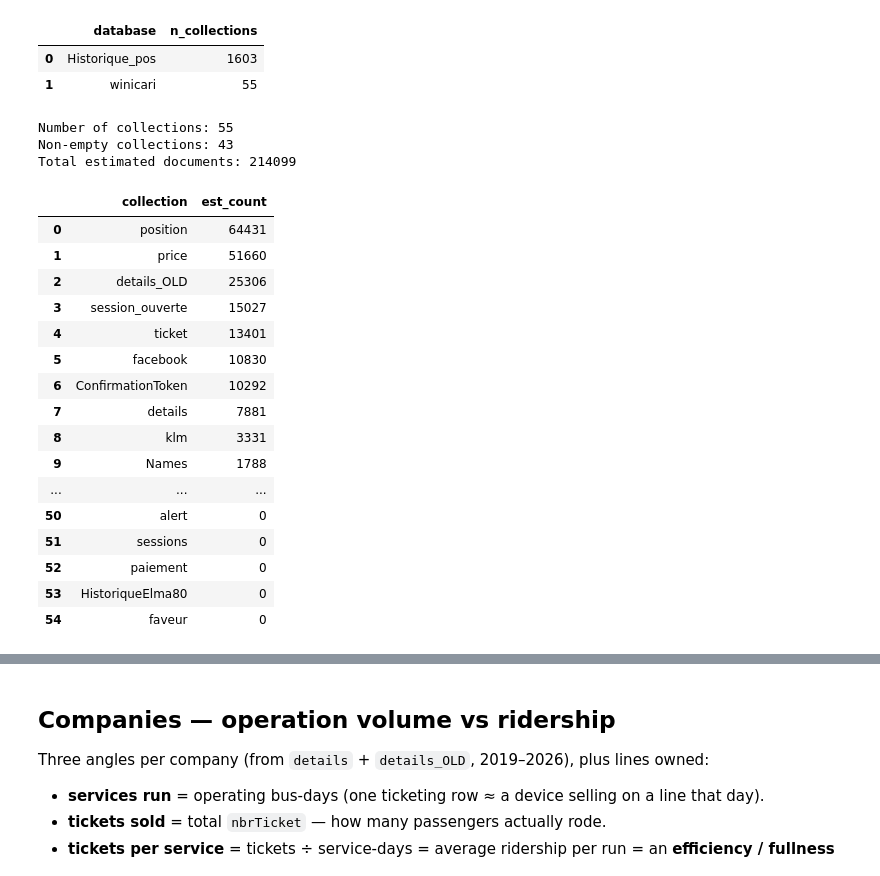
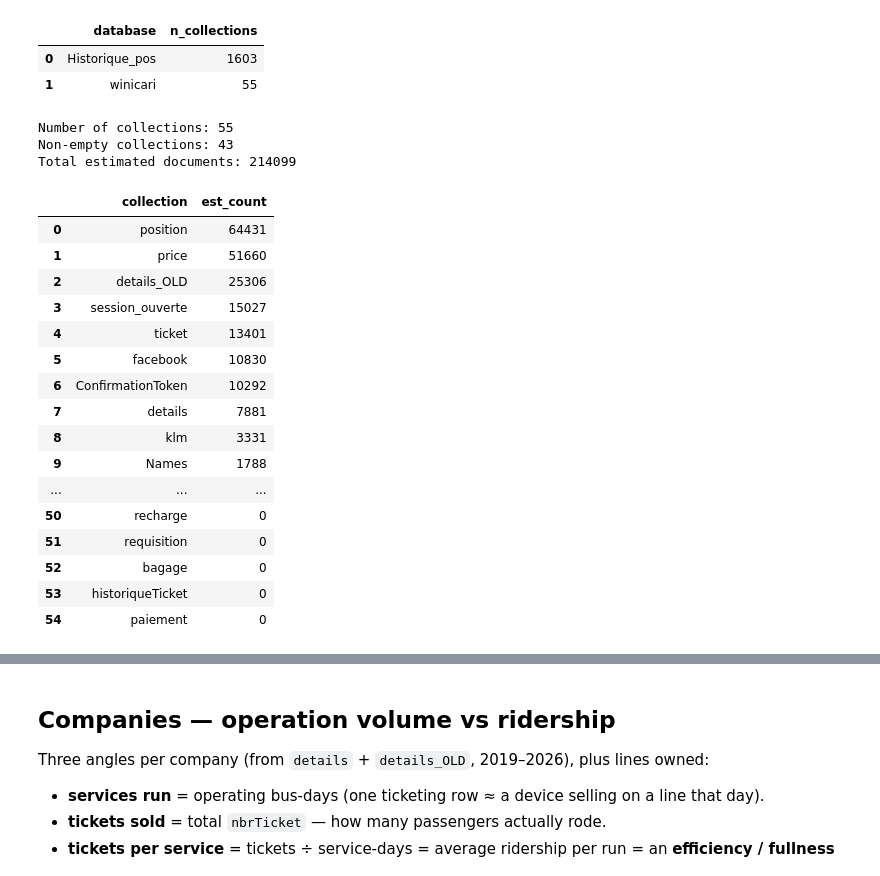
Before and after one commit to NejiKhouja/bus-intelligence, a Jupyter notebook: notebooks/01_eda.ipynb, the cells around one changed output, grey strips where cells are left out. Saved outputs shown, nothing was run; the diff lists cells and outputs as text; code cells hidden in the pictures.

```diff
--- a/notebooks/01_eda.ipynb
+++ b/notebooks/01_eda.ipynb
@@ -41,45 +39,42 @@ All databases: ['Historique_pos', 'admin', 'config', 'local', 'winicari']
 | 0 | Historique_pos | 1603 |
 | 1 | winicari | 55 |
 # %%
-# winicari — collection inventory (estimated counts, no full scan)
+# winicari collection inventory
 inv = []
 
 for col in db_winicari.list_collection_names():
     count = db_winicari[col].estimated_document_count()
-    inv.append({
-        "collection": col,
-        "est_count": count
-    })
+    inv.append({"collection": col,"est_count": count})
 
 winicari_inv = pd.DataFrame(inv)
 winicari_inv = winicari_inv.sort_values(
     by="est_count",
     ascending=False
 ).reset_index(drop=True)
 
 print("Number of collections:", len(winicari_inv))
 print("Non-empty collections:", (winicari_inv["est_count"] > 0).sum())
 print("Total estimated documents:", winicari_inv["est_count"].sum())
 
 winicari_inv
 # %% [output]
 Number of collections: 55
 Non-empty collections: 43
 Total estimated documents: 214099
 |  | collection | est_count |
 | 0 | position | 64431 |
 | 1 | price | 51660 |
 | 2 | details_OLD | 25306 |
 | 3 | session_ouverte | 15027 |
 | 4 | ticket | 13401 |
 | 5 | facebook | 10830 |
 | 6 | ConfirmationToken | 10292 |
 | 7 | details | 7881 |
 | 8 | klm | 3331 |
 | 9 | Names | 1788 |
 | ... | ... | ... |
-| 50 | alert | 0 |
-| 51 | sessions | 0 |
-| 52 | paiement | 0 |
-| 53 | HistoriqueElma80 | 0 |
-| 54 | faveur | 0 |
+| 50 | recharge | 0 |
+| 51 | requisition | 0 |
+| 52 | bagage | 0 |
+| 53 | historiqueTicket | 0 |
+| 54 | paiement | 0 |
```
Also changed, not shown: parts of 18 cells of this notebook, 9 other files.
